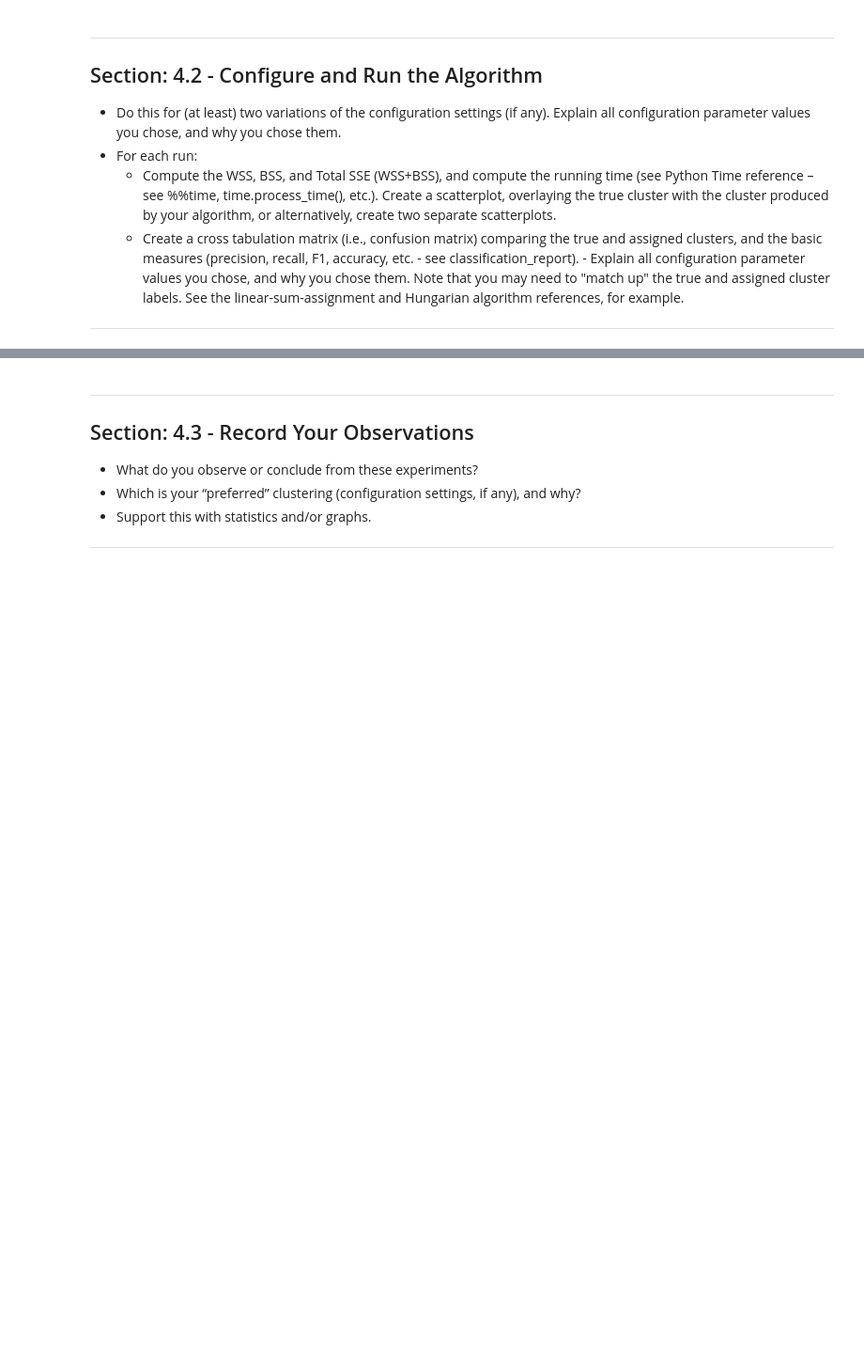
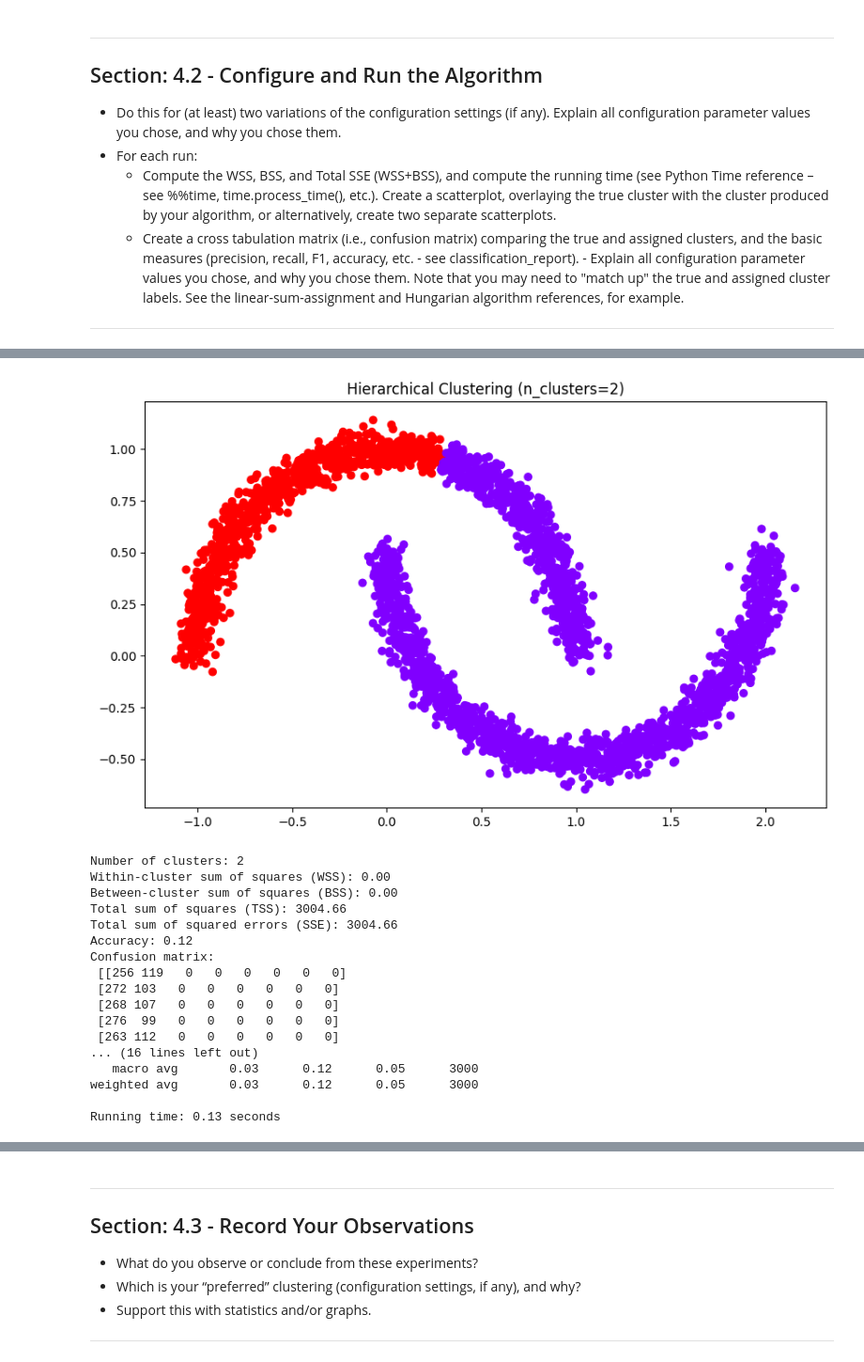
Before and after one commit to zhourichard19/CSE5243, a Jupyter notebook: Homework4/CSE5243_Clustering_HW_Template_V6.ipynb, the cells around one changed output, grey strips where cells are left out. Shown at 94% size. Cells and saved outputs as stored; diff of their text form; code cells hidden in the pictures; blank space fills up the shorter version.

```diff
--- a/Homework4/CSE5243_Clustering_HW_Template_V6.ipynb
+++ b/Homework4/CSE5243_Clustering_HW_Template_V6.ipynb
@@ -427,0 +652,21 @@ Note that you may need to "match up" the true and assigned cluster labels.  See
+# %%
+evaluate_Hierarchical_clustering(X, true_y, 2)
+# %% [output]
+[figure, added]
+Number of clusters: 2
+Within-cluster sum of squares (WSS): 0.00
+Between-cluster sum of squares (BSS): 0.00
+Total sum of squares (TSS): 3004.66
+Total sum of squared errors (SSE): 3004.66
+Accuracy: 0.12
+Confusion matrix:
+ [[256 119   0   0   0   0   0   0]
+ [272 103   0   0   0   0   0   0]
+ [268 107   0   0   0   0   0   0]
+ [276  99   0   0   0   0   0   0]
+ [263 112   0   0   0   0   0   0]
+... (16 lines left out)
+   macro avg       0.03      0.12      0.05      3000
+weighted avg       0.03      0.12      0.05      3000
+
+Running time: 0.13 seconds
```
Also changed, not shown: parts of 22 cells of this notebook.
